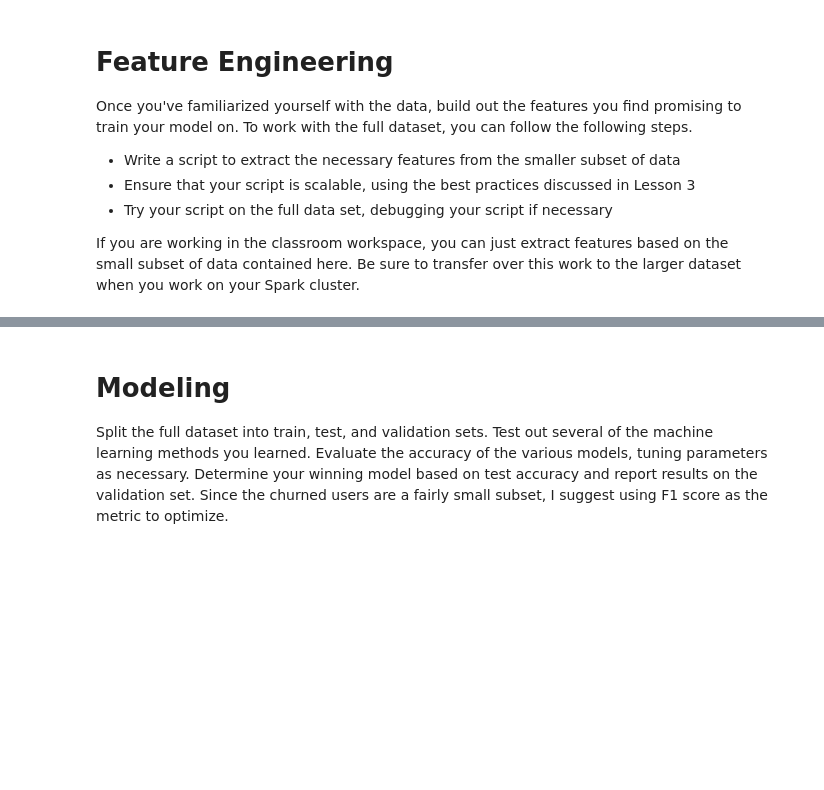
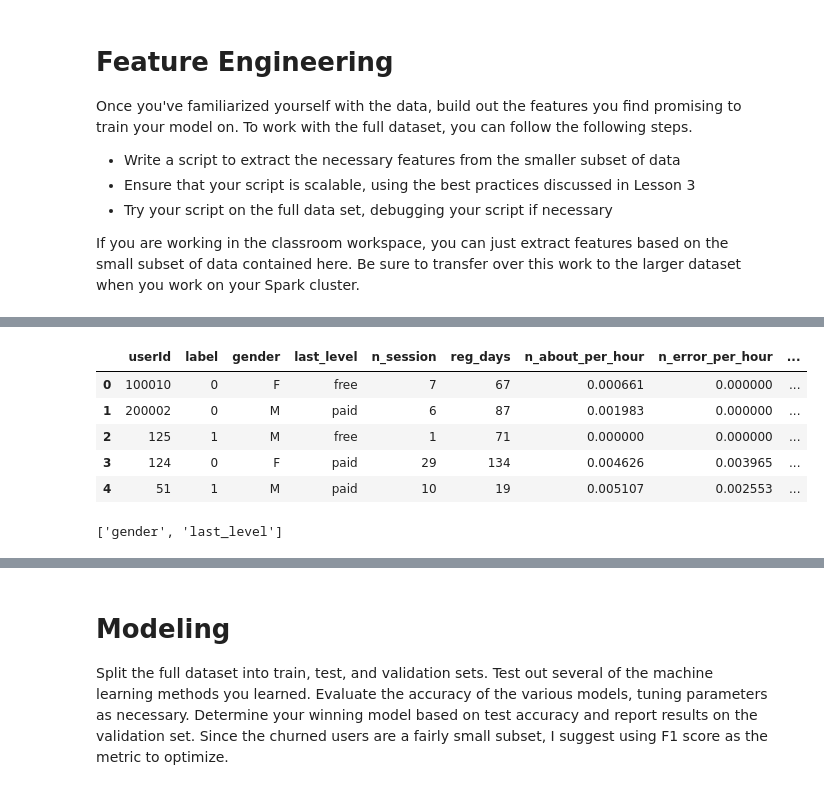
Before and after one commit to silviaclaire/sparkify, a Jupyter notebook: Sparkify.ipynb, the cells around one changed output, grey strips where cells are left out. Saved outputs shown, nothing was run; the diff lists cells and outputs as text; code cells hidden in the pictures; blank space fills up the shorter version.

```diff
--- a/Sparkify.ipynb
+++ b/Sparkify.ipynb
@@ -580,3 +583,8 @@ Once you've familiarized yourself with the data, build out the features you find
 - Try your script on the full data set, debugging your script if necessary
 
 If you are working in the classroom workspace, you can just extract features based on the small subset of data contained here. Be sure to transfer over this work to the larger dataset when you work on your Spark cluster.
+# %%
+reserve_cols = [col for col in user_df.columns if col not in drop_cols]
+user_df = user_df.select(*reserve_cols).withColumnRenamed('churn', 'label')
+user_df.persist();
+user_df.printSchema()
@@ -582,0 +611,13 @@ If you are working in the classroom workspace, you can just extract features bas
+# %%
+user_df.limit(5).toPandas()
+# %% [output]
+|  | userId | label | gender | last_level | n_session | reg_days | n_about_per_hour | n_error_per_hour | ... |
+| 0 | 100010 | 0 | F | free | 7 | 67 | 0.000661 | 0.000000 | ... |
+| 1 | 200002 | 0 | M | paid | 6 | 87 | 0.001983 | 0.000000 | ... |
+| 2 | 125 | 1 | M | free | 1 | 71 | 0.000000 | 0.000000 | ... |
+| 3 | 124 | 0 | F | paid | 29 | 134 | 0.004626 | 0.003965 | ... |
+| 4 | 51 | 1 | M | paid | 10 | 19 | 0.005107 | 0.002553 | ... |
+# %%
+categorical_cols
+# %% [output]
+['gender', 'last_level']
```
Also changed, not shown: parts of 4 cells of this notebook.
